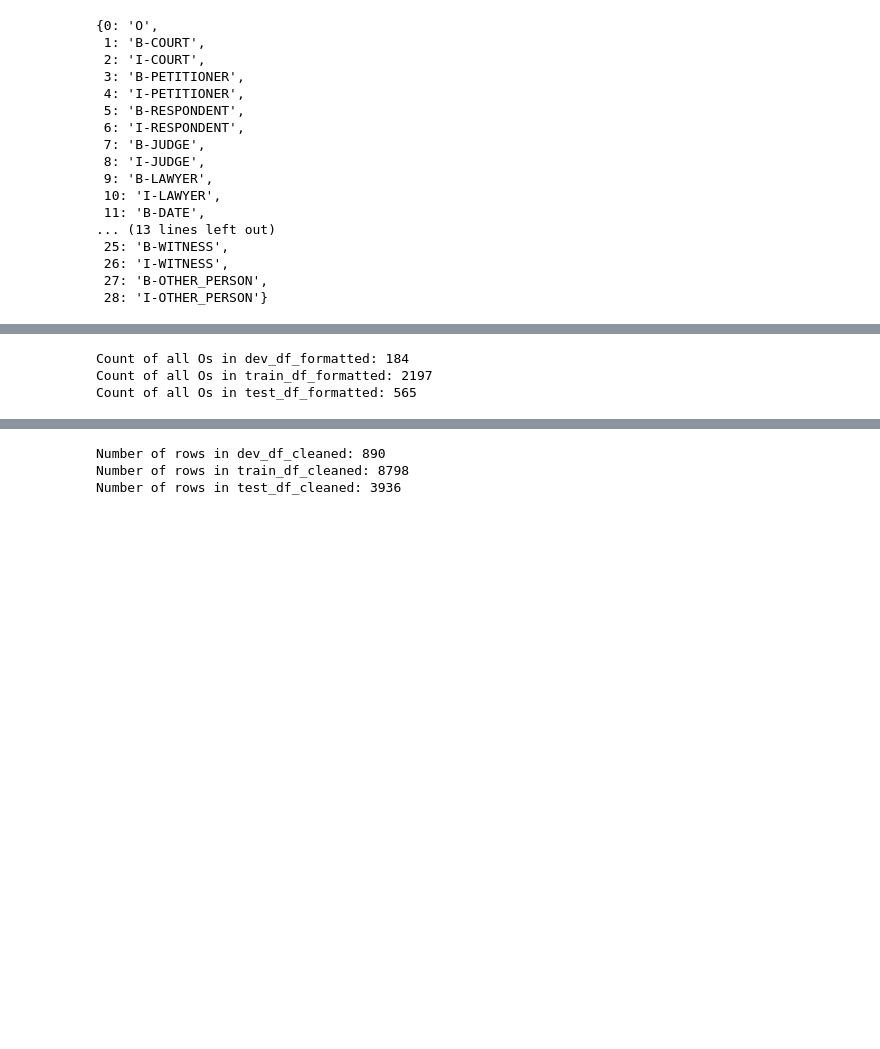
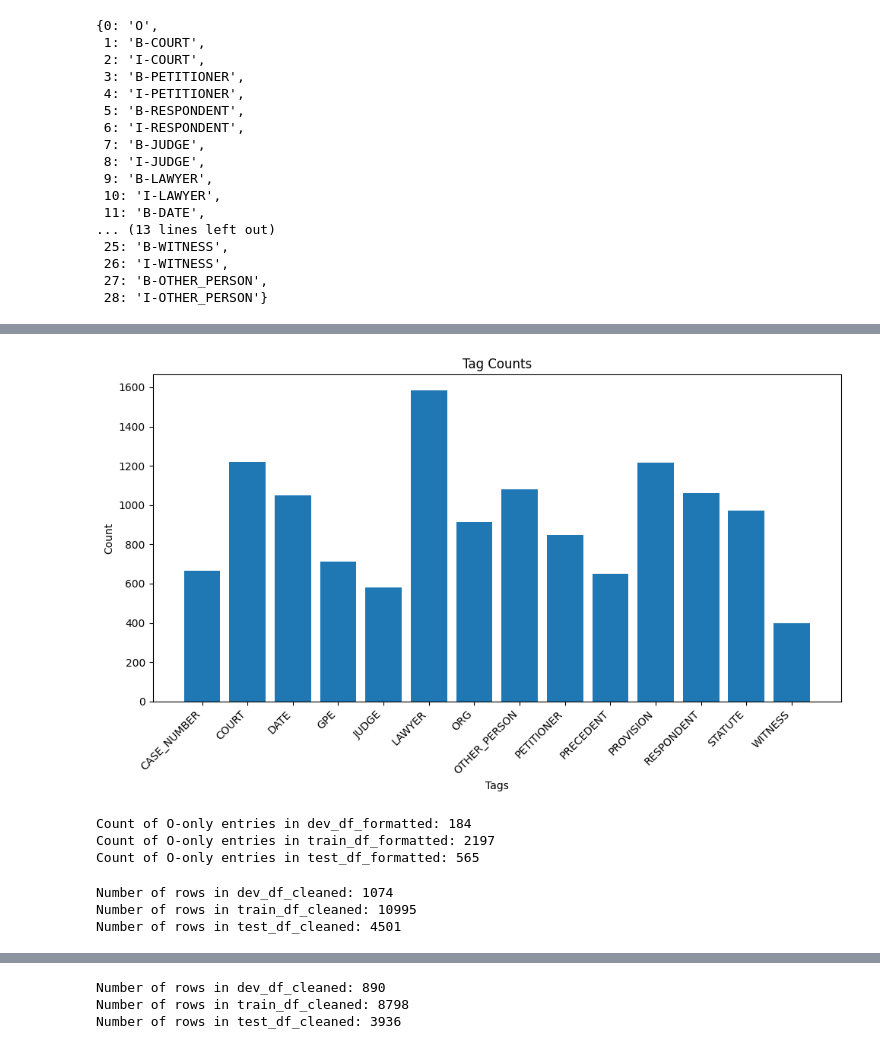
Before and after one commit to SnappyDragon64/Legal-NER-Dataset, a Jupyter notebook: data_preprocessing.ipynb, the cells around one changed output, grey strips where cells are left out. Saved outputs shown, nothing was run; the diff lists cells and outputs as text; code cells hidden in the pictures; blank space fills up the shorter version.

```diff
--- a/data_preprocessing.ipynb
+++ b/data_preprocessing.ipynb
@@ -420,3 +379,7 @@ CASE_NUMBER      3135
+# %%
+plot_tag_counts(test_ent_count)
+# %% [output]
+[figure, added]
 # %%
 def count_all_os(df):
   ctr = 0
@@ -425,13 +388,21 @@ def count_all_os(df):
           ctr += 1
   return ctr
 # %%
-print(f"Count of all Os in dev_df_formatted: {count_all_os(dev_df_formatted)}")
-print(f"Count of all Os in train_df_formatted: {count_all_os(train_df_formatted)}")
-print(f"Count of all Os in test_df_formatted: {count_all_os(test_df_formatted)}")
+print(f"Count of O-only entries in dev_df_formatted: {count_all_os(dev_df_formatted)}")
+print(f"Count of O-only entries in train_df_formatted: {count_all_os(train_df_formatted)}")
+print(f"Count of O-only entries in test_df_formatted: {count_all_os(test_df_formatted)}")
 # %% [output]
-Count of all Os in dev_df_formatted: 184
-Count of all Os in train_df_formatted: 2197
-Count of all Os in test_df_formatted: 565
+Count of O-only entries in dev_df_formatted: 184
+Count of O-only entries in train_df_formatted: 2197
+Count of O-only entries in test_df_formatted: 565
+# %%
+print(f"Number of rows in dev_df_cleaned: {len(dev_df_formatted)}")
+print(f"Number of rows in train_df_cleaned: {len(train_df_formatted)}")
+print(f"Number of rows in test_df_cleaned: {len(test_df_formatted)}")
+# %% [output]
+Number of rows in dev_df_cleaned: 1074
+Number of rows in train_df_cleaned: 10995
+Number of rows in test_df_cleaned: 4501
 # %%
 def drop_rows_with_only_o_tags(df):
   new_df = df.copy()
```
Also changed, not shown: parts of 51 cells of this notebook, 13 other files.
